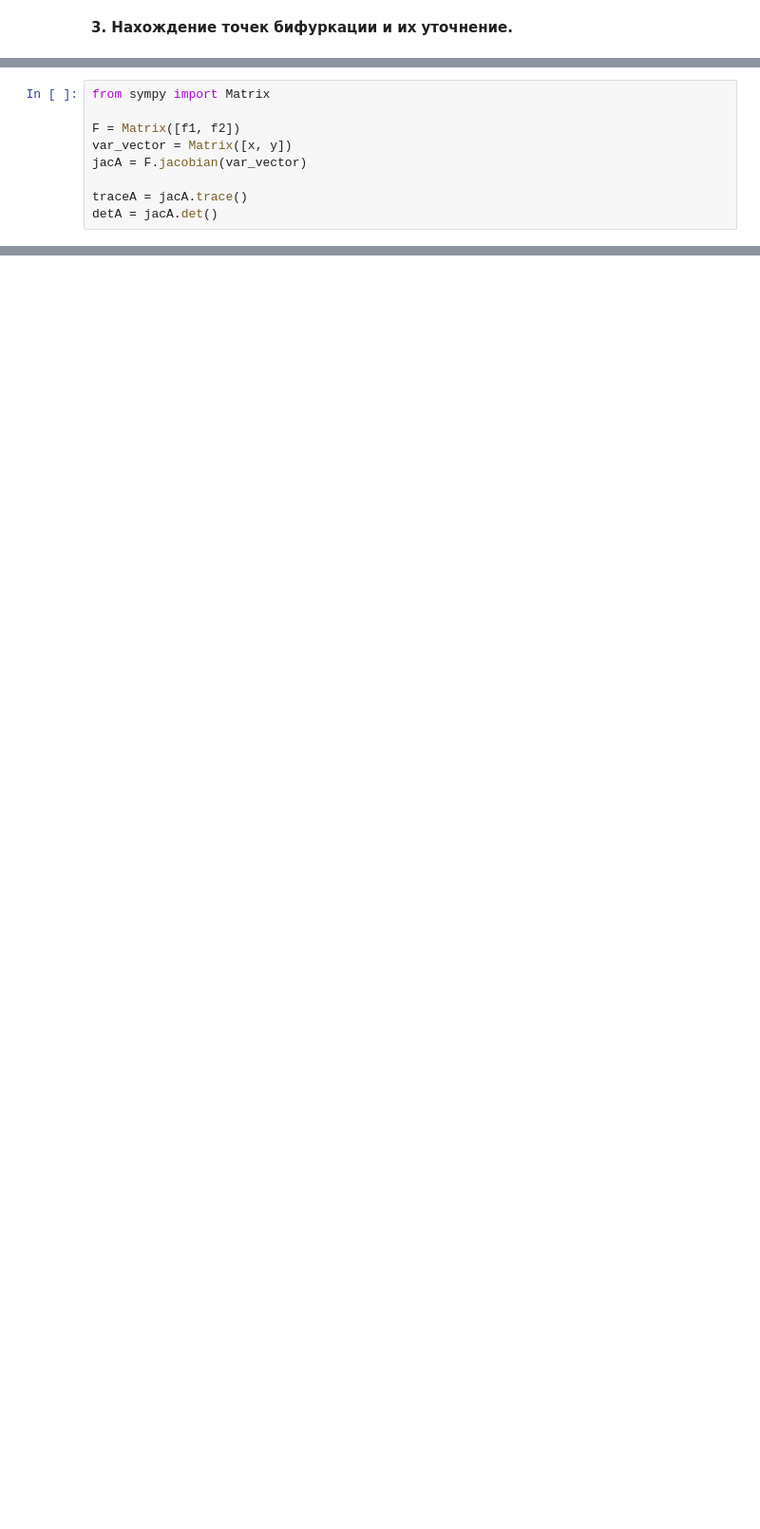
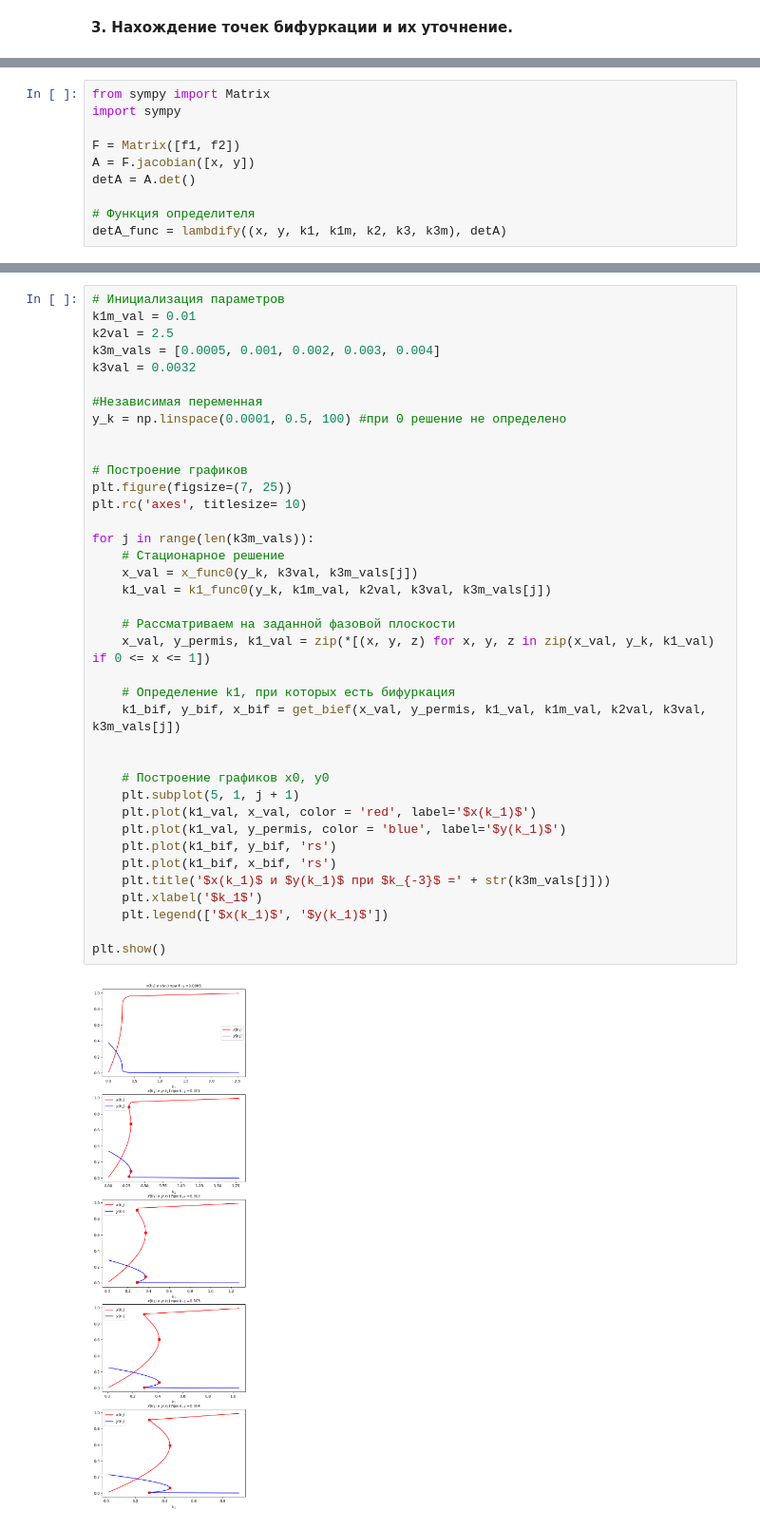
Before and after one commit to AlenaSetukha/KTMM, a Jupyter notebook: task2/main.ipynb, the cells around one changed output, grey strips where cells are left out. Shown at 95% size. Drawn from its saved outputs; the diff is of its cells as text; blank space fills up the shorter version.

```diff
--- a/task2/main.ipynb
+++ b/task2/main.ipynb
@@ -176,9 +177,10 @@ plt.show()
 # %%
 from sympy import Matrix
+import sympy
 
 F = Matrix([f1, f2])
-var_vector = Matrix([x, y])
-jacA = F.jacobian(var_vector)
+A = F.jacobian([x, y])
+detA = A.det()
 
-traceA = jacA.trace()
-detA = jacA.det()
+# Функция определителя
+detA_func = lambdify((x, y, k1, k1m, k2, k3, k3m), detA)
@@ -184,0 +226,40 @@ detA = jacA.det()
+# %%
+# Инициализация параметров
+k1m_val = 0.01
+k2val = 2.5
+k3m_vals = [0.0005, 0.001, 0.002, 0.003, 0.004]
+k3val = 0.0032
+
+#Независимая переменная
+y_k = np.linspace(0.0001, 0.5, 100) #при 0 решение не определено
+
+
+# Построение графиков
+plt.figure(figsize=(7, 25))
+plt.rc('axes', titlesize= 10)
+
+for j in range(len(k3m_vals)):
+    # Стационарное решение
+    x_val = x_func0(y_k, k3val, k3m_vals[j])
+    k1_val = k1_func0(y_k, k1m_val, k2val, k3val, k3m_vals[j])
+
+    # Рассматриваем на заданной фазовой плоскости
+    x_val, y_permis, k1_val = zip(*[(x, y, z) for x, y, z in zip(x_val, y_k, k1_val) if 0 <= x <= 1])
+
+    # Определение k1, при которых есть бифуркация
+    k1_bif, y_bif, x_bif = get_bief(x_val, y_permis, k1_val, k1m_val, k2val, k3val, k3m_vals[j])
+
+
+    # Построение графиков x0, y0
+    plt.subplot(5, 1, j + 1)
+    plt.plot(k1_val, x_val, color = 'red', label='$x(k_1)$')
+    plt.plot(k1_val, y_permis, color = 'blue', label='$y(k_1)$')
+    plt.plot(k1_bif, y_bif, 'rs')
+    plt.plot(k1_bif, x_bif, 'rs')
+    plt.title('$x(k_1)$ и $y(k_1)$ при $k_{-3}$ =' + str(k3m_vals[j]))
+    plt.xlabel('$k_1$')
+    plt.legend(['$x(k_1)$', '$y(k_1)$'])
+
+plt.show()
+# %% [output]
+[figure, added]
```
Also changed, not shown: parts of 11 cells of this notebook.
